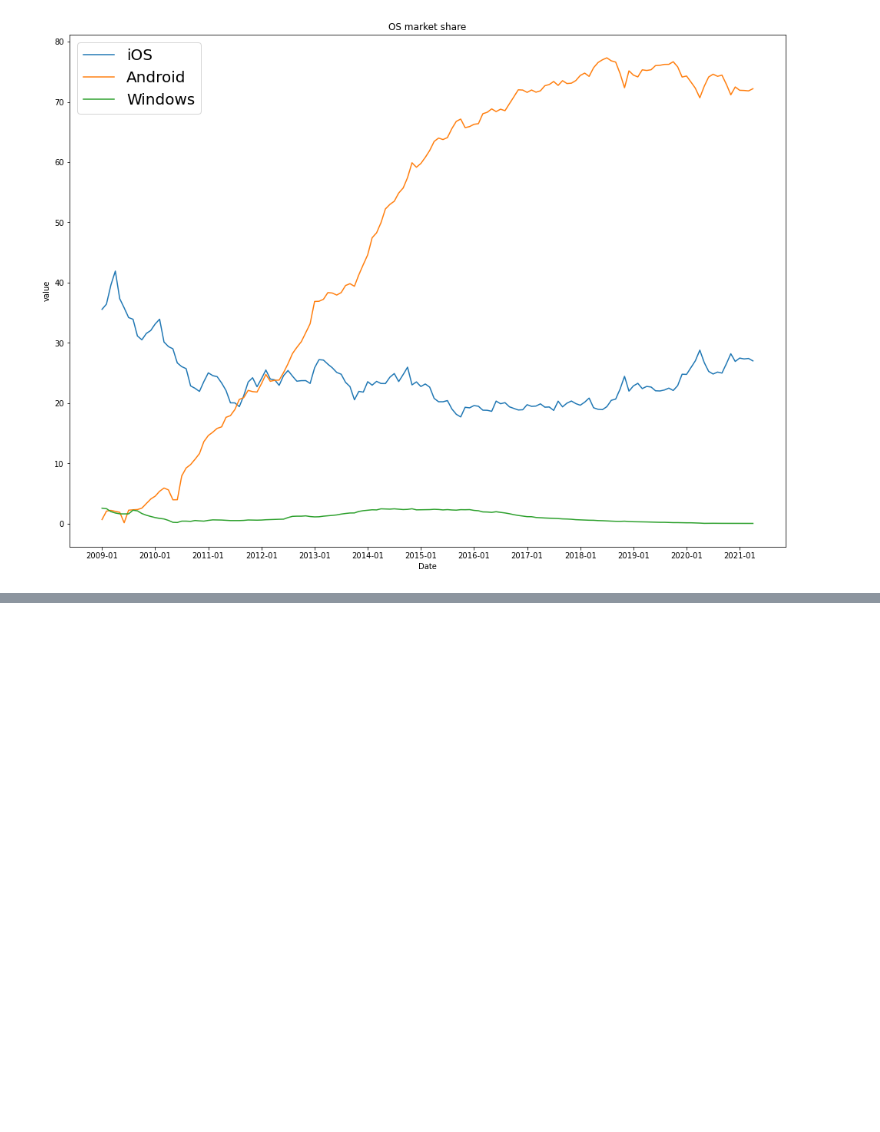
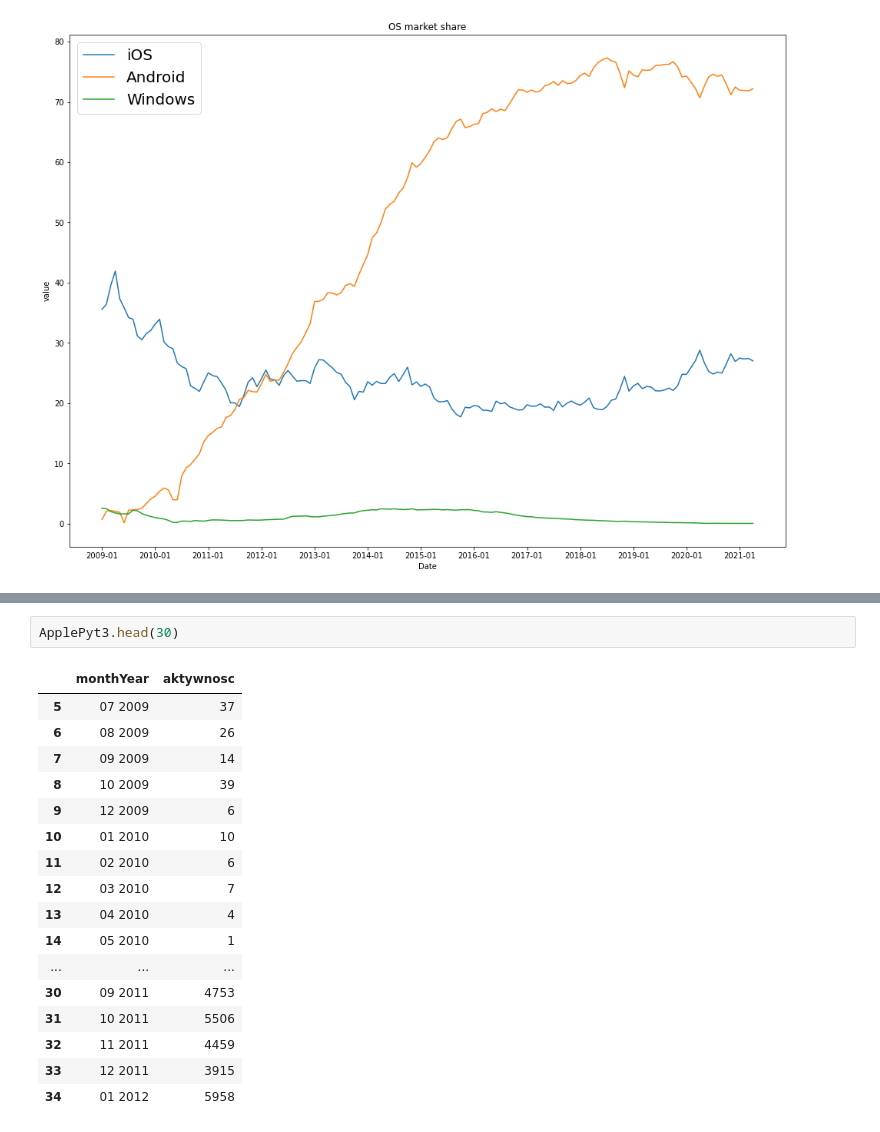
Before and after one commit to alexmal01/PDU_Proj3, a Jupyter notebook: Data Visualization.ipynb, the cells around one changed output, grey strips where cells are left out. Saved outputs shown, nothing was run; the diff lists cells and outputs as text; blank space fills up the shorter version.

```diff
--- a/Data Visualization.ipynb
+++ b/Data Visualization.ipynb
@@ -81,0 +134,20 @@ plt.show()
+# %%
+ApplePyt3.head(30)
+# %% [output]
+|  | monthYear | aktywnosc |
+| 5 | 07 2009 | 37 |
+| 6 | 08 2009 | 26 |
+| 7 | 09 2009 | 14 |
+| 8 | 10 2009 | 39 |
+| 9 | 12 2009 | 6 |
+| 10 | 01 2010 | 10 |
+| 11 | 02 2010 | 6 |
+| 12 | 03 2010 | 7 |
+| 13 | 04 2010 | 4 |
+| 14 | 05 2010 | 1 |
+| ... | ... | ... |
+| 30 | 09 2011 | 4753 |
+| 31 | 10 2011 | 5506 |
+| 32 | 11 2011 | 4459 |
+| 33 | 12 2011 | 3915 |
+| 34 | 01 2012 | 5958 |
```
Also changed, not shown: parts of 8 cells of this notebook, 1 other file.
